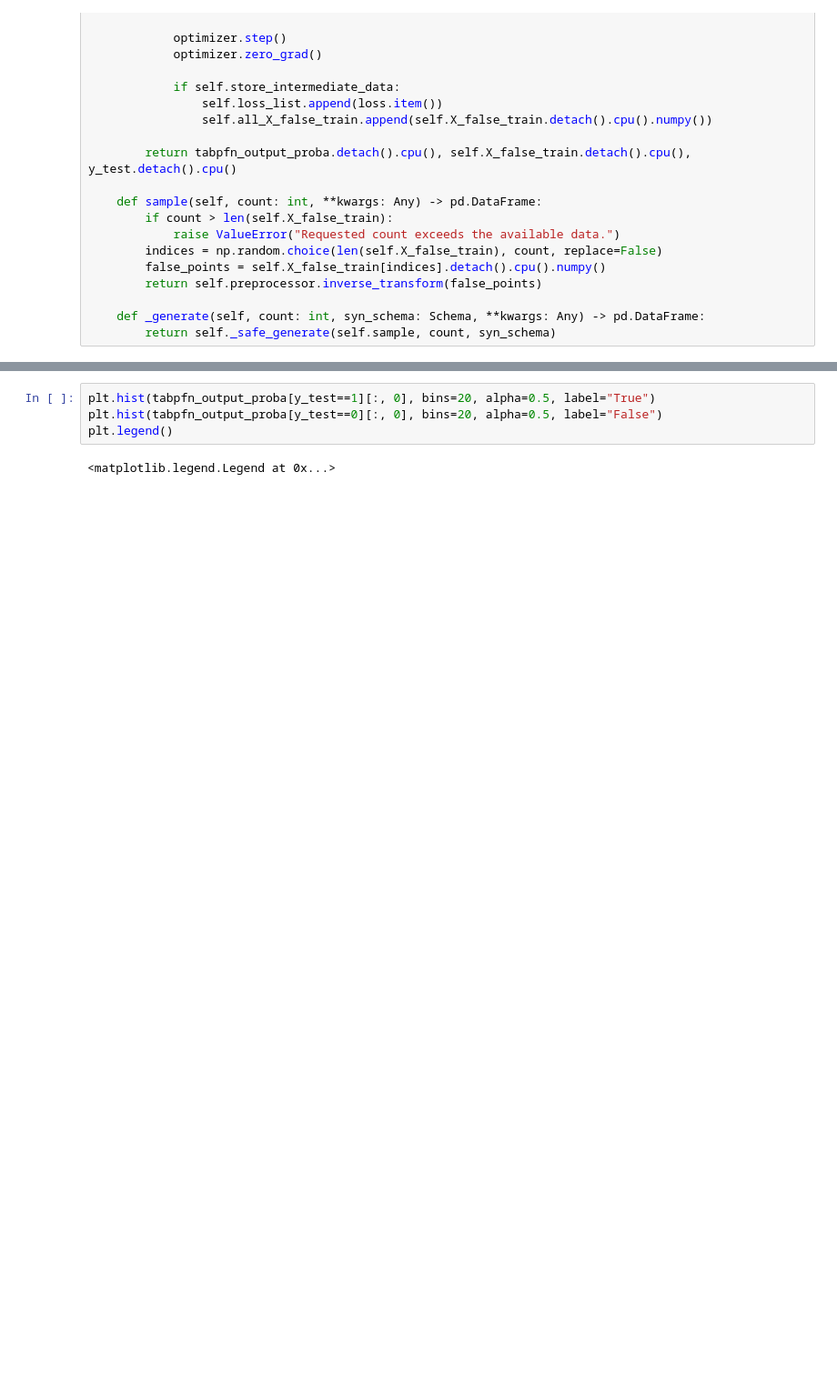
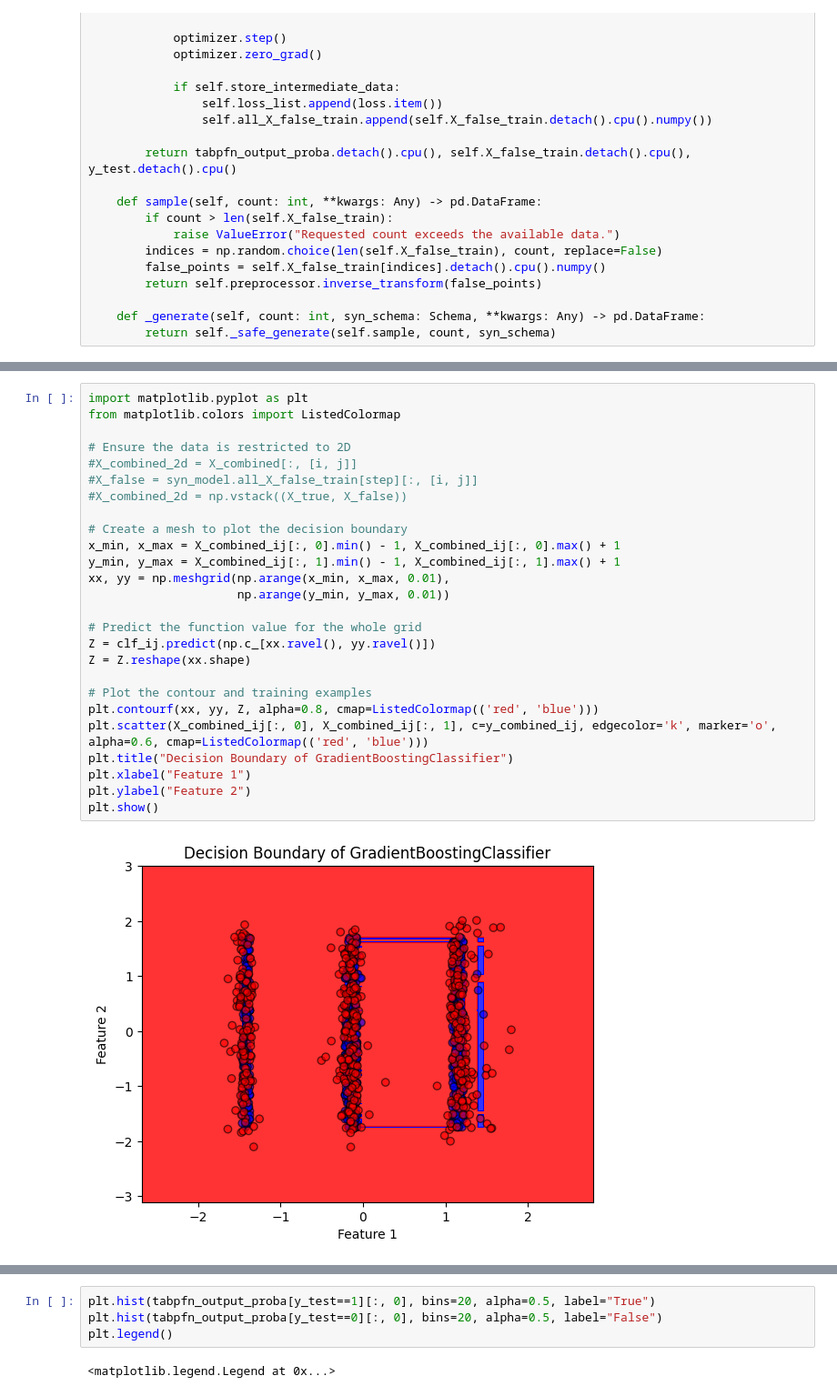
Before and after one commit to LeoGrin/differentiable_tabpfn, a Jupyter notebook: improve_tabpfn.ipynb, the cells around one changed output, grey strips where cells are left out. Shown at 91% size. Cells and saved outputs as stored; diff of their text form; blank space fills up the shorter version.

```diff
--- a/improve_tabpfn.ipynb
+++ b/improve_tabpfn.ipynb
@@ -183,0 +387,28 @@ tabpfn_output_proba, X_false_train, y_test = syn_model._fit(loader)
+# %%
+import matplotlib.pyplot as plt
+from matplotlib.colors import ListedColormap
+
+# Ensure the data is restricted to 2D
+#X_combined_2d = X_combined[:, [i, j]]
+#X_false = syn_model.all_X_false_train[step][:, [i, j]]
+#X_combined_2d = np.vstack((X_true, X_false))
+
+# Create a mesh to plot the decision boundary
+x_min, x_max = X_combined_ij[:, 0].min() - 1, X_combined_ij[:, 0].max() + 1
+y_min, y_max = X_combined_ij[:, 1].min() - 1, X_combined_ij[:, 1].max() + 1
+xx, yy = np.meshgrid(np.arange(x_min, x_max, 0.01),
+                     np.arange(y_min, y_max, 0.01))
+
+# Predict the function value for the whole grid
+Z = clf_ij.predict(np.c_[xx.ravel(), yy.ravel()])
+Z = Z.reshape(xx.shape)
+
+# Plot the contour and training examples
+plt.contourf(xx, yy, Z, alpha=0.8, cmap=ListedColormap(('red', 'blue')))
+plt.scatter(X_combined_ij[:, 0], X_combined_ij[:, 1], c=y_combined_ij, edgecolor='k', marker='o', alpha=0.6, cmap=ListedColormap(('red', 'blue')))
+plt.title("Decision Boundary of GradientBoostingClassifier")
+plt.xlabel("Feature 1")
+plt.ylabel("Feature 2")
+plt.show()
+# %% [output]
+[figure, added]
```
Also changed, not shown: parts of 19 cells of this notebook, 9 other files.
